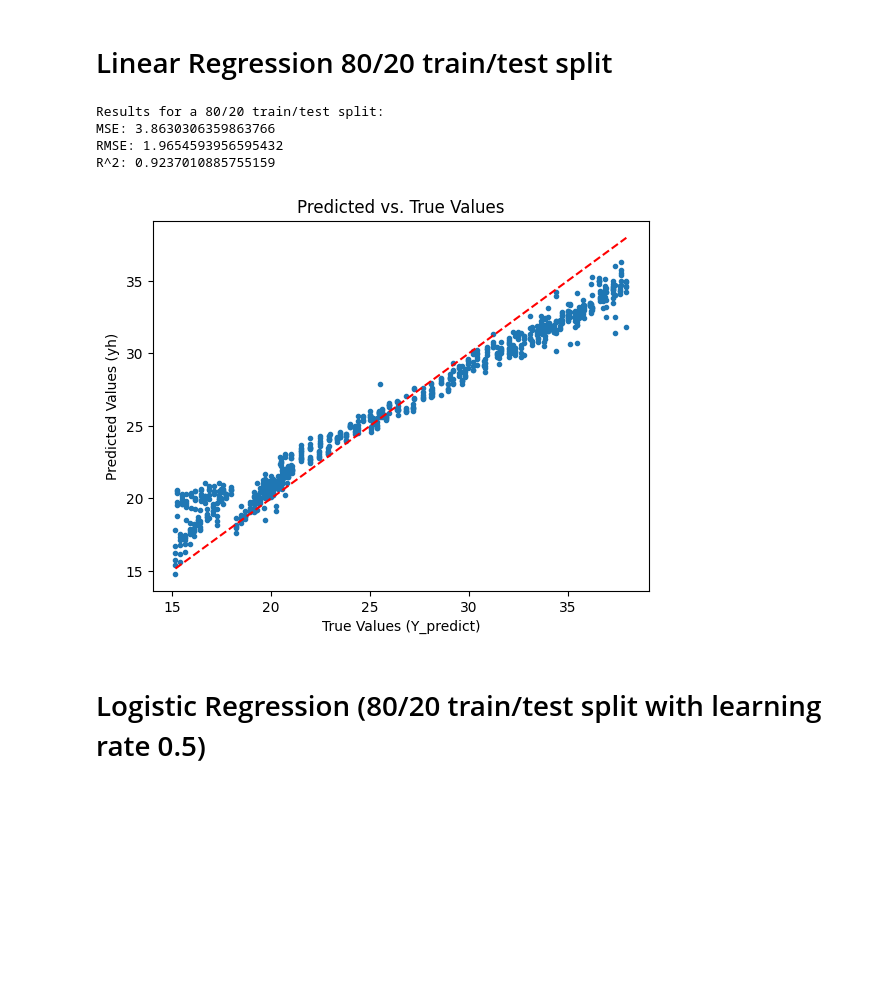
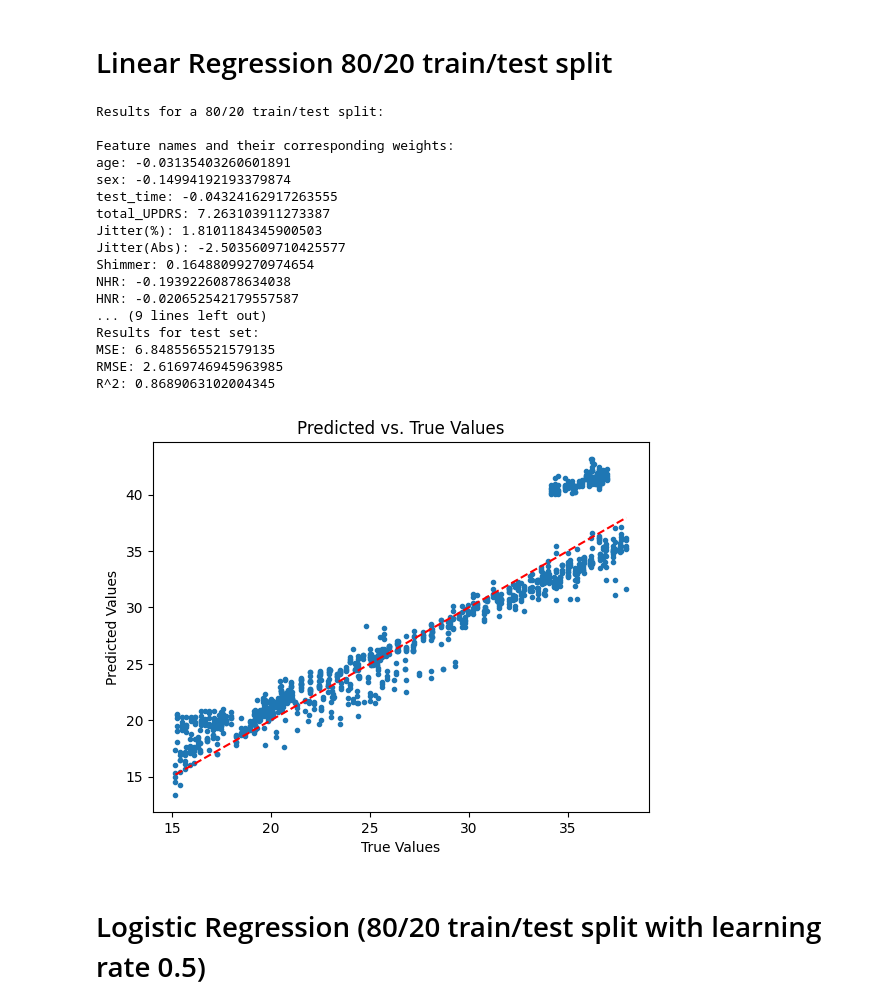
Before and after one commit to LeoDevUser/COMP551A1, a Jupyter notebook: results.ipynb, the cells around one changed output. Saved outputs shown, nothing was run; the diff lists cells and outputs as text; code cells hidden in the pictures; blank space fills up the shorter version.

```diff
--- a/results.ipynb
+++ b/results.ipynb
@@ -5,8 +5,8 @@ import numpy as np
 import matplotlib
 import matplotlib.pyplot as plt
 import pandas as pd
-import seaborn as sns
 from scipy import stats
+from sklearn.preprocessing import StandardScaler
 split = 80
 
 # fetch dataset
@@ -51,48 +51,77 @@ class LinearRegression:
         N = x.shape[0]
         if self.add_bias:
             x = np.column_stack([x,np.ones(N)])
         yh = x@self.w
         return yh
 
 #Split Data
-train_range = int(split / 100 * 5875) #5875 is the number of instances
+train_range = int(split / 100 * len(X))
 X_train = X.iloc[:train_range]
 X_predict = X.iloc[train_range:]
 Y_train = Y.iloc[:train_range]
 Y_predict = Y.iloc[train_range:]
 
+#Scale Features
+scaler = StandardScaler()
+X_train = scaler.fit_transform(X_train)
+X_predict = scaler.transform(X_predict)
+
 #Fit and Predict
-model = LinearRegression()
-yh = model.fit(X_train,Y_train).predict(X_predict)
+model = LinearRegression().fit(X_train,Y_train)
+yh_train = model.predict(X_train)
+yh_test = model.predict(X_predict)
 
 #Cost Function for prediction
-mse_np = np.mean((Y_predict - yh)**2)
-rmse_np = np.sqrt(mse_np)
+mse_test = np.mean((Y_predict - yh_test)**2)
+rmse_test = np.sqrt(mse_test)
+mse_train = np.mean((Y_train - yh_train)**2)
+rmse_train = np.sqrt(mse_train)
 
 def R2(y,yh):
     y = y.values
     y_mean = np.mean(y)
     ss_res = np.sum((y-yh)**2)
     ss_tot = np.sum((y-y_mean)**2)
     return 1 - ss_res / ss_tot
 
 print(f'Results for a {split}/{100-split} train/test split:')
-print(f"MSE: {mse_np}")
-print(f"RMSE: {rmse_np}")
-print(f"R^2: {R2(Y_predict, yh)}")
+print(f'\nFeature names and their corresponding weights:')
+for i, col in enumerate(X.columns):
+    print(f"{col}: {model.w[i][0]}")
+print('\nResults for train set:')
+print(f"MSE: {mse_train}")
+print(f"RMSE: {rmse_train}")
+print(f"R^2: {R2(Y_train, yh_train)}")
+print('\nResults for test set:')
+print(f"MSE: {mse_test}")
+print(f"RMSE: {rmse_test}")
+print(f"R^2: {R2(Y_predict, yh_test)}")
 
-plt.plot(Y_predict,yh,'.')
+plt.plot(Y_predict,yh_test,'.')
 plt.plot([Y_predict.min(), Y_predict.max()],[Y_predict.min(), Y_predict.max()], 'r--')
-plt.xlabel('True Values (Y_predict)')
-plt.ylabel('Predicted Values (yh)')
+plt.xlabel('True Values')
+plt.ylabel('Predicted Values')
 plt.title('Predicted vs. True Values')
 plt.show()
 # %% [output]
 Results for a 80/20 train/test split:
-MSE: 3.8630306359863766
-RMSE: 1.9654593956595432
-R^2: 0.9237010885755159
+
+Feature names and their corresponding weights:
+age: -0.03135403260601891
+sex: -0.14994192193379874
+test_time: -0.04324162917263555
+total_UPDRS: 7.263103911273387
+Jitter(%): 1.8101184345900503
+Jitter(Abs): -2.5035609710425577
+Shimmer: 0.16488099270974654
+NHR: -0.19392260878634038
+HNR: -0.020652542179557587
+... (9 lines left out)
+Results for test set:
+MSE: 6.8485565521579135
+RMSE: 2.6169746945963985
+R^2: 0.8689063102004345
-[figure, old version]
+[figure, new version]
 # %% [markdown]
 # Logistic Regression (80/20 train/test split with learning rate 0.5)
 # %%
```
Also changed, not shown: parts of 11 cells of this notebook, 3 other files.
